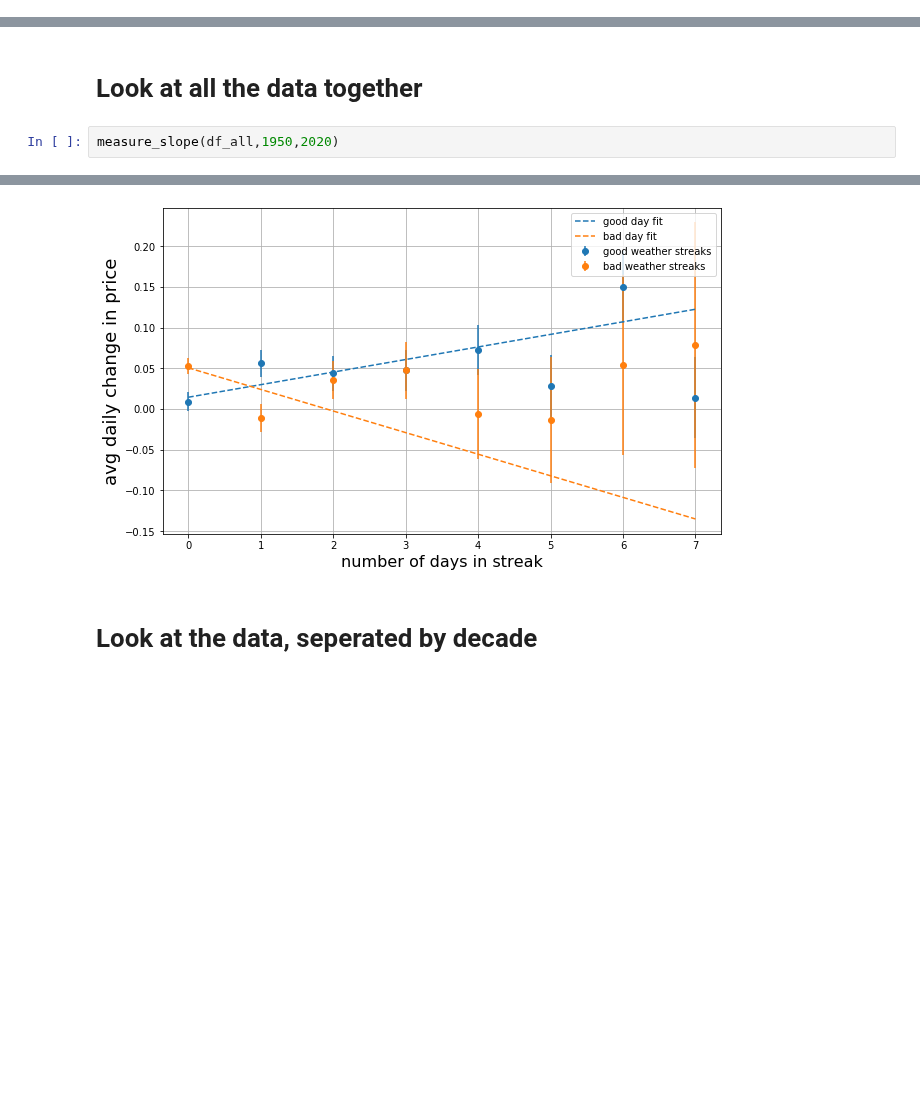
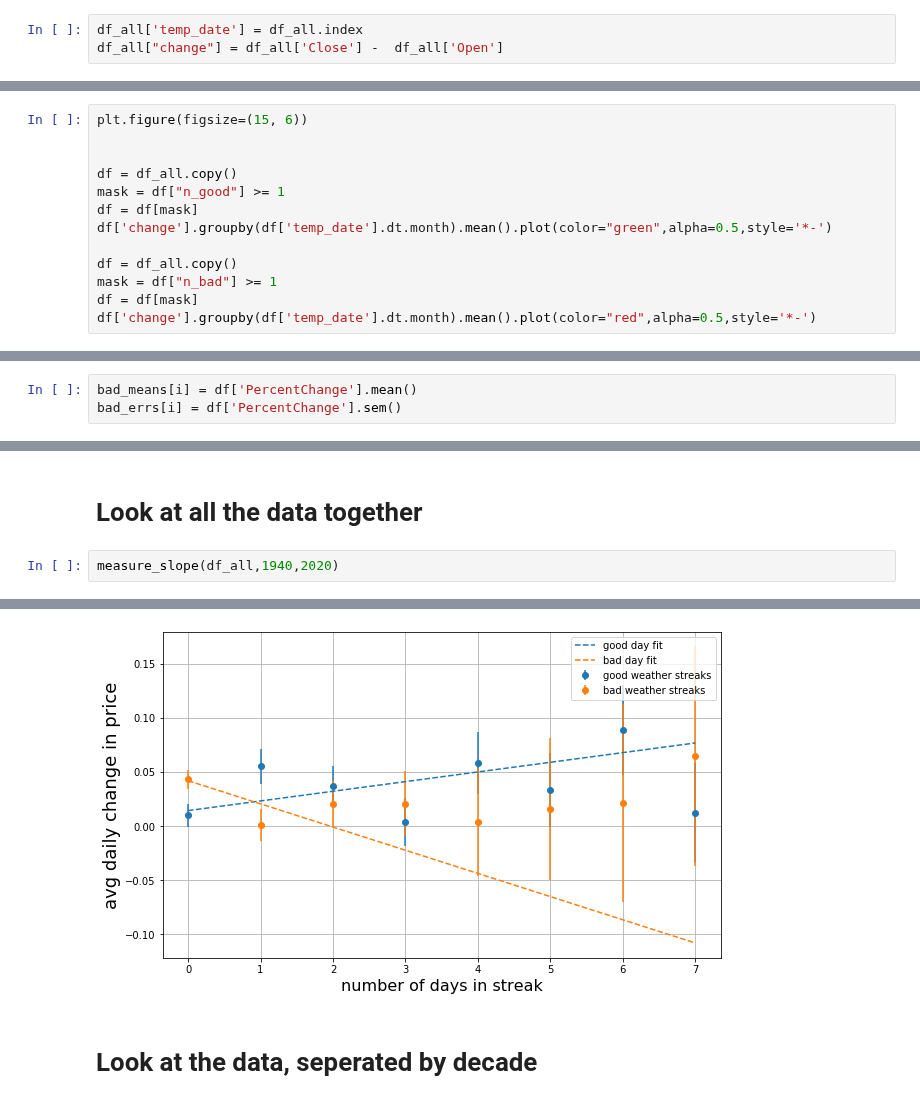
Before and after one commit to jasonbono/weather_stocks, a Jupyter notebook: scripts/measure_trends.ipynb, the cells around one changed output, grey strips where cells are left out. Saved outputs shown, nothing was run; the diff lists cells and outputs as text; blank space fills up the shorter version.

```diff
--- a/scripts/measure_trends.ipynb
+++ b/scripts/measure_trends.ipynb
@@ -11,3 +11,6 @@ file = basedir+'data/df_all.pkl'
 infile = open(file,'rb')
 df_all = pickle.load(infile)
 infile.close()
+# %%
+df_all['temp_date'] = df_all.index
+df_all["change"] = df_all['Close'] -  df_all['Open']
@@ -17,0 +135,13 @@ df_all.shape
+# %%
+plt.figure(figsize=(15, 6))
+
+
+df = df_all.copy()
+mask = df["n_good"] >= 1
+df = df[mask]
+df['change'].groupby(df['temp_date'].dt.month).mean().plot(color="green",alpha=0.5,style='*-')
+
+df = df_all.copy()
+mask = df["n_bad"] >= 1
+df = df[mask]
+df['change'].groupby(df['temp_date'].dt.month).mean().plot(color="red",alpha=0.5,style='*-')
@@ -17,0 +151,3 @@ df_all.shape
+# %%
+bad_means[i] = df['PercentChange'].mean()
+bad_errs[i] = df['PercentChange'].sem()
@@ -71,5 +209,5 @@ def measure_slope(df,start_year,end_year,n_pts=8):
 # %% [markdown]
 # Look at all the data together
 # %%
-measure_slope(df_all,1950,2020)
+measure_slope(df_all,1940,2020)
 # %% [output]
@@ -77,4 +215,4 @@ measure_slope(df_all,1950,2020)
-[figure, old version]
+[figure, new version]
 # %% [markdown]
 # Look at the data, seperated by decade
 # %%
```
Also changed, not shown: parts of 20 cells of this notebook, 6 other files.
